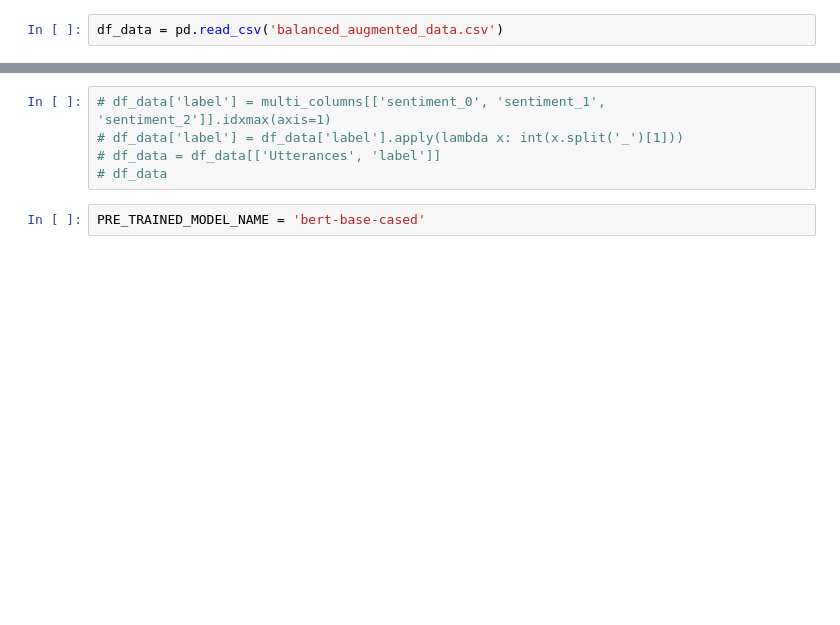
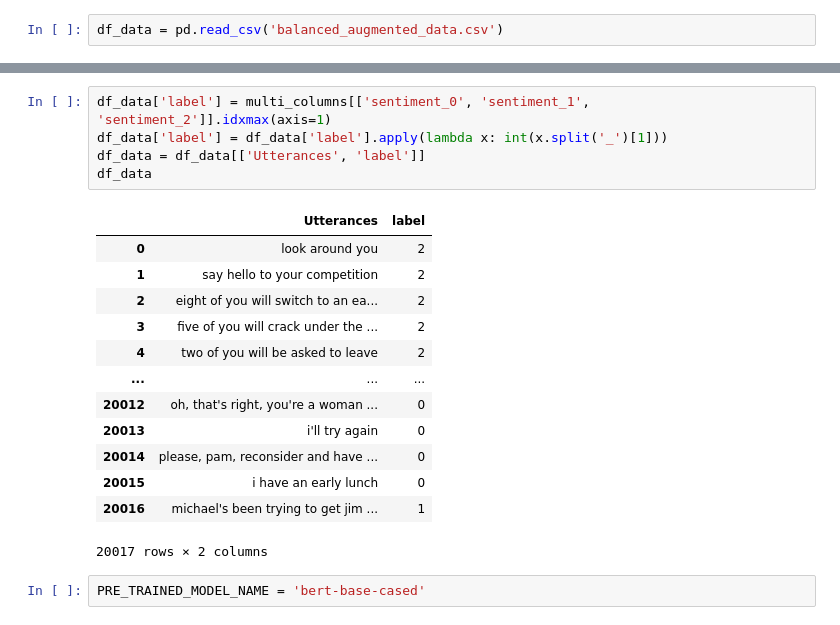
Before and after one commit to JuliaWieczorek/meisd_project, a Jupyter notebook: multi_class_sentiment_analysis_BERT.ipynb, the cells around one changed output, grey strips where cells are left out. Drawn from its saved outputs; the diff is of its cells as text; blank space fills up the shorter version.

```diff
--- a/multi_class_sentiment_analysis_BERT.ipynb
+++ b/multi_class_sentiment_analysis_BERT.ipynb
@@ -50,8 +69,22 @@ df_data.head()
 # %%
-# df_data['label'] = multi_columns[['sentiment_0', 'sentiment_1', 'sentiment_2']].idxmax(axis=1)
-# df_data['label'] = df_data['label'].apply(lambda x: int(x.split('_')[1]))
-# df_data = df_data[['Utterances', 'label']]
-# df_data
+df_data['label'] = multi_columns[['sentiment_0', 'sentiment_1', 'sentiment_2']].idxmax(axis=1)
+df_data['label'] = df_data['label'].apply(lambda x: int(x.split('_')[1]))
+df_data = df_data[['Utterances', 'label']]
+df_data
+# %% [output]
+|  | Utterances | label |
+| 0 | look around you | 2 |
+| 1 | say hello to your competition | 2 |
+| 2 | eight of you will switch to an ea... | 2 |
+| 3 | five of you will crack under the ... | 2 |
+| 4 | two of you will be asked to leave | 2 |
+| ... | ... | ... |
+| 20012 | oh, that's right, you're a woman ... | 0 |
+| 20013 | i'll try again | 0 |
+| 20014 | please, pam, reconsider and have ... | 0 |
+| 20015 | i have an early lunch | 0 |
+| 20016 | michael's been trying to get jim ... | 1 |
+20017 rows × 2 columns
 # %%
 PRE_TRAINED_MODEL_NAME = 'bert-base-cased'
 # %%
```
Also changed, not shown: parts of 8 cells of this notebook, 1 other file.
